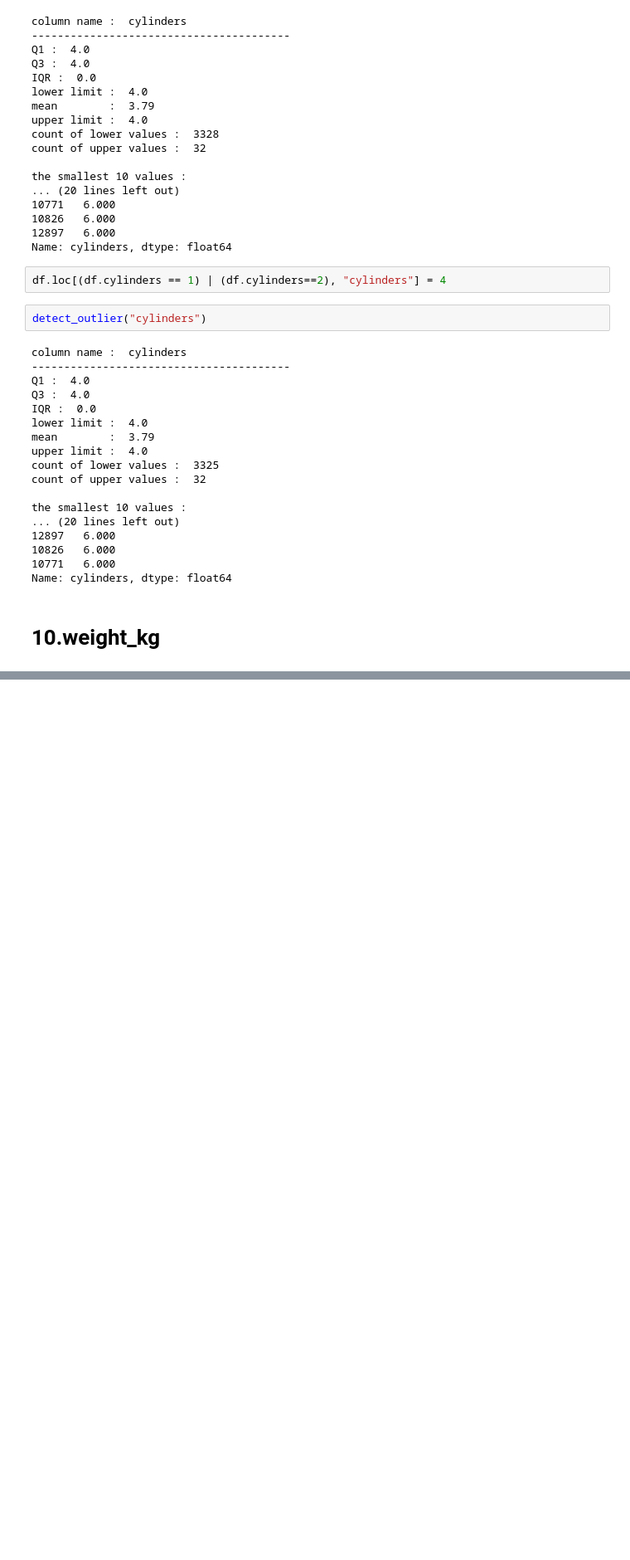
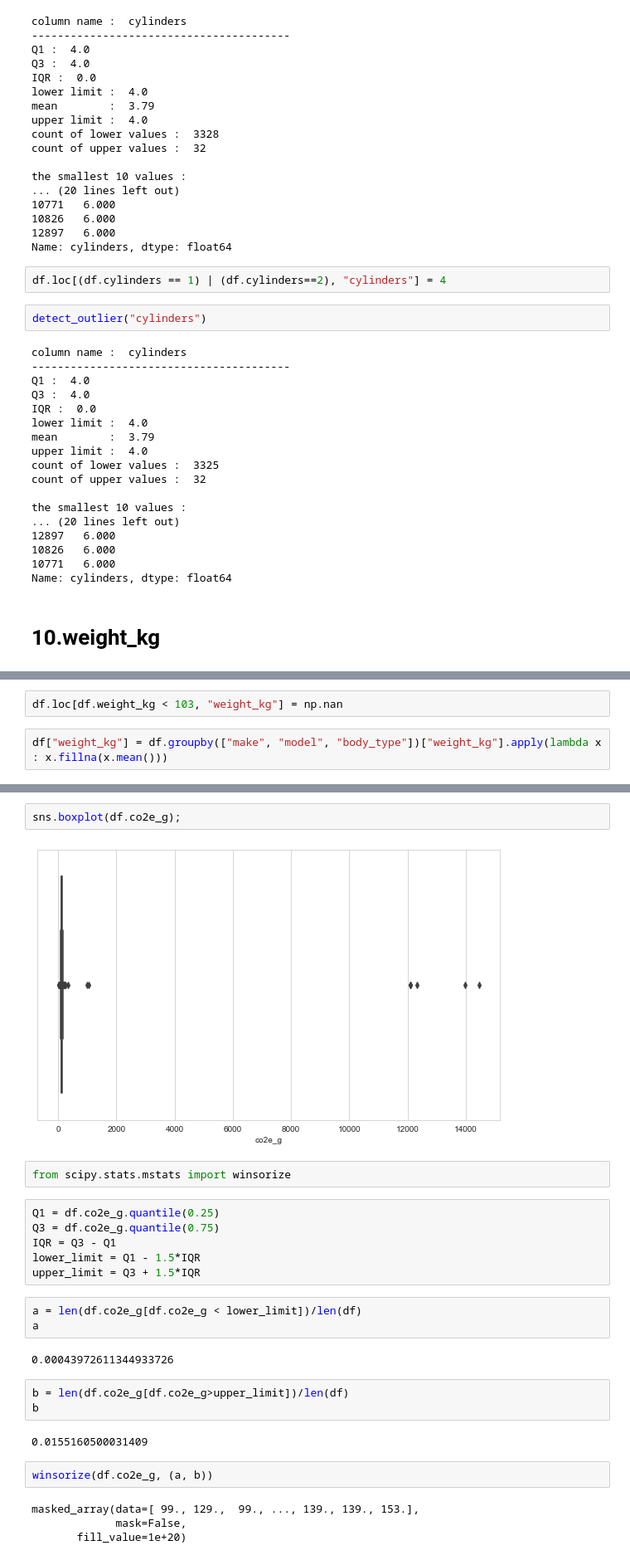
Before and after one commit to ustab/SOURCE, a Jupyter notebook: Expolatory Data Analysis(EDA) Capstone Project-Scout Car/Capstone Project-(Handling With Outliers).ipynb, the cells around one changed output, grey strips where cells are left out. Shown at 83% size. Cells and saved outputs as stored; diff of their text form; blank space fills up the shorter version.

```diff
--- a/Expolatory Data Analysis(EDA) Capstone Project-Scout Car/Capstone Project-(Handling With Outliers).ipynb
+++ b/Expolatory Data Analysis(EDA) Capstone Project-Scout Car/Capstone Project-(Handling With Outliers).ipynb
@@ -634,0 +655,4 @@ Name: cylinders, dtype: float64
+# %%
+df.loc[df.weight_kg < 103, "weight_kg"] = np.nan
+# %%
+df["weight_kg"] = df.groupby(["make", "model", "body_type"])["weight_kg"].apply(lambda x : x.fillna(x.mean()))
@@ -634,0 +701,28 @@ Name: cylinders, dtype: float64
+# %%
+sns.boxplot(df.co2e_g);
+# %% [output]
+[figure, added]
+# %%
+from scipy.stats.mstats import winsorize
+# %%
+Q1 = df.co2e_g.quantile(0.25)
+Q3 = df.co2e_g.quantile(0.75)
+IQR = Q3 - Q1
+lower_limit = Q1 - 1.5*IQR
+upper_limit = Q3 + 1.5*IQR
+# %%
+a = len(df.co2e_g[df.co2e_g < lower_limit])/len(df)
+a
+# %% [output]
+0.00043972611344933726
+# %%
+b = len(df.co2e_g[df.co2e_g>upper_limit])/len(df)
+b
+# %% [output]
+0.0155160500031409
+# %%
+winsorize(df.co2e_g, (a, b))
+# %% [output]
+masked_array(data=[ 99., 129.,  99., ..., 139., 139., 153.],
+             mask=False,
+       fill_value=1e+20)
```
Also changed, not shown: parts of 11 cells of this notebook.
